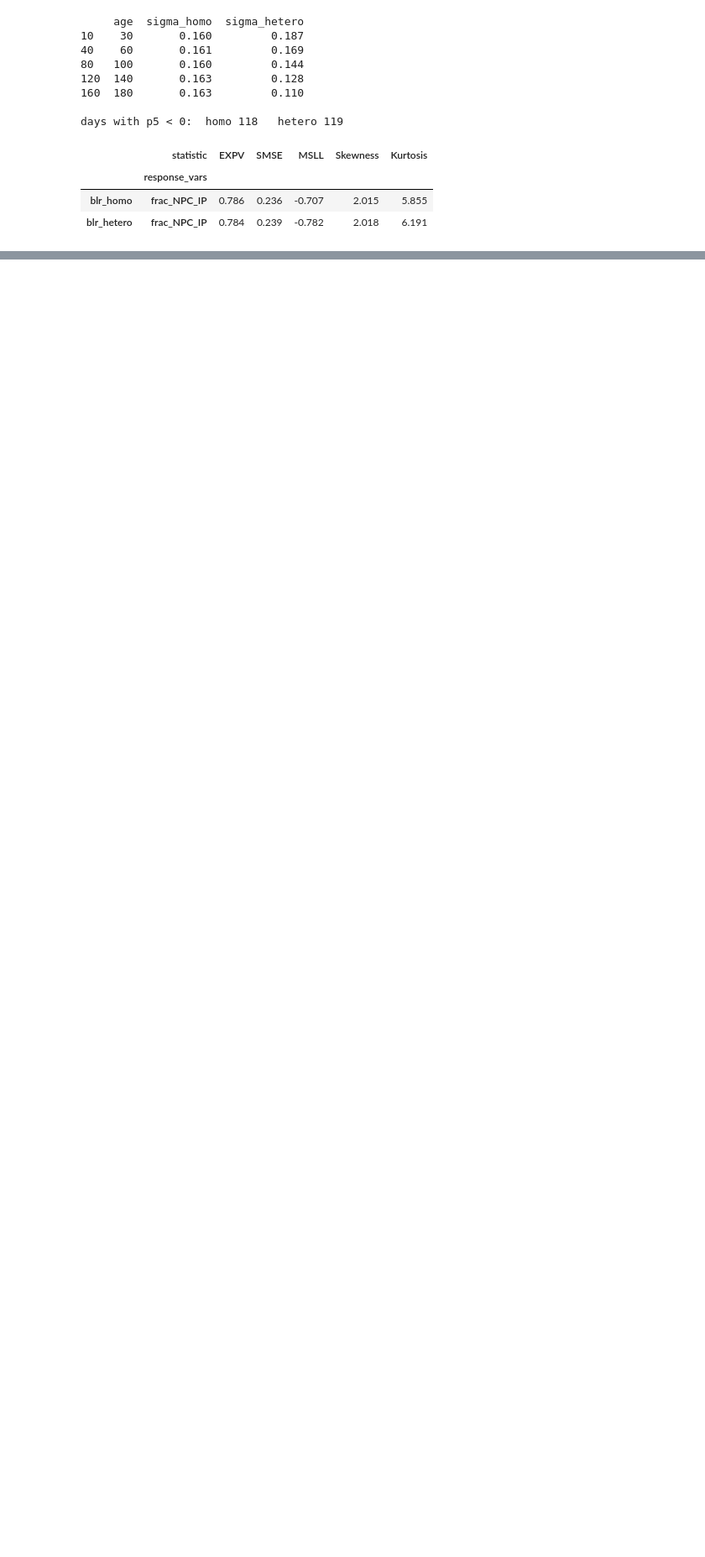
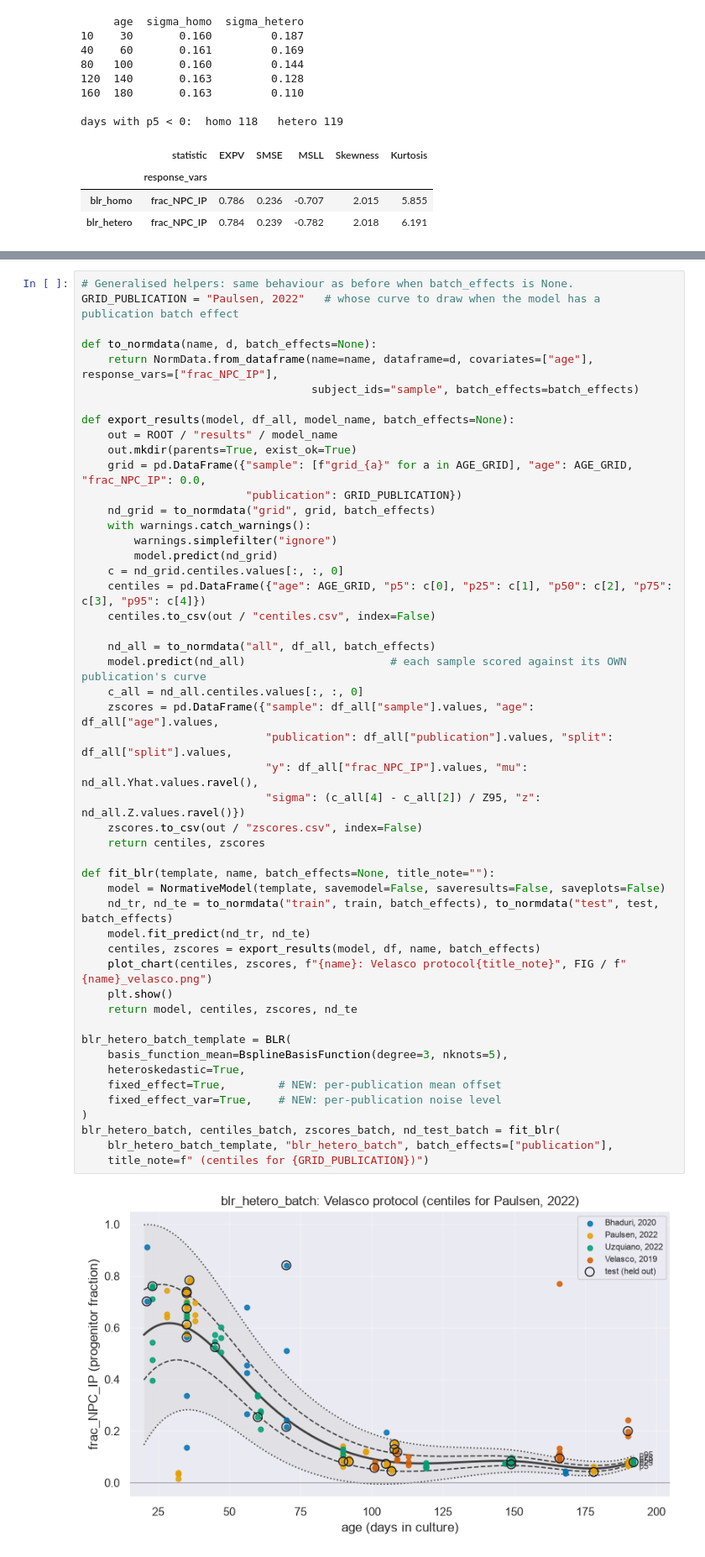
Before and after one commit to Liberty23513/organoid-growth-charts, a Jupyter notebook: notebooks/03_pcntoolkit_blr.ipynb, the cells around one changed output, grey strips where cells are left out. Shown at 84% size. Drawn from its saved outputs; the diff is of its cells as text; blank space fills up the shorter version.

Commit message:
B2 step 7: BLR with publication batch effect (mean offset + per-publication noise)
Co-Authored-By: Claude Fable 5.1 <noreply@anthropic.com>

```diff
--- a/notebooks/03_pcntoolkit_blr.ipynb
+++ b/notebooks/03_pcntoolkit_blr.ipynb
@@ -372,0 +398,51 @@ days with p5 < 0:  homo 118   hetero 119
+# %%
+# Generalised helpers: same behaviour as before when batch_effects is None.
+GRID_PUBLICATION = "Paulsen, 2022"   # whose curve to draw when the model has a publication batch effect
+
+def to_normdata(name, d, batch_effects=None):
+    return NormData.from_dataframe(name=name, dataframe=d, covariates=["age"], response_vars=["frac_NPC_IP"],
+                                   subject_ids="sample", batch_effects=batch_effects)
+
+def export_results(model, df_all, model_name, batch_effects=None):
+    out = ROOT / "results" / model_name
+    out.mkdir(parents=True, exist_ok=True)
+    grid = pd.DataFrame({"sample": [f"grid_{a}" for a in AGE_GRID], "age": AGE_GRID, "frac_NPC_IP": 0.0,
+                         "publication": GRID_PUBLICATION})
+    nd_grid = to_normdata("grid", grid, batch_effects)
+    with warnings.catch_warnings():
+        warnings.simplefilter("ignore")
+        model.predict(nd_grid)
+    c = nd_grid.centiles.values[:, :, 0]
+    centiles = pd.DataFrame({"age": AGE_GRID, "p5": c[0], "p25": c[1], "p50": c[2], "p75": c[3], "p95": c[4]})
+    centiles.to_csv(out / "centiles.csv", index=False)
+
+    nd_all = to_normdata("all", df_all, batch_effects)
+    model.predict(nd_all)                      # each sample scored against its OWN publication's curve
+    c_all = nd_all.centiles.values[:, :, 0]
+    zscores = pd.DataFrame({"sample": df_all["sample"].values, "age": df_all["age"].values,
+                            "publication": df_all["publication"].values, "split": df_all["split"].values,
+                            "y": df_all["frac_NPC_IP"].values, "mu": nd_all.Yhat.values.ravel(),
+                            "sigma": (c_all[4] - c_all[2]) / Z95, "z": nd_all.Z.values.ravel()})
+    zscores.to_csv(out / "zscores.csv", index=False)
+    return centiles, zscores
+
+def fit_blr(template, name, batch_effects=None, title_note=""):
+    model = NormativeModel(template, savemodel=False, saveresults=False, saveplots=False)
+    nd_tr, nd_te = to_normdata("train", train, batch_effects), to_normdata("test", test, batch_effects)
+    model.fit_predict(nd_tr, nd_te)
+    centiles, zscores = export_results(model, df, name, batch_effects)
+    plot_chart(centiles, zscores, f"{name}: Velasco protocol{title_note}", FIG / f"{name}_velasco.png")
+    plt.show()
+    return model, centiles, zscores, nd_te
+
+blr_hetero_batch_template = BLR(
+    basis_function_mean=BsplineBasisFunction(degree=3, nknots=5),
+    heteroskedastic=True,
+    fixed_effect=True,        # NEW: per-publication mean offset
+    fixed_effect_var=True,    # NEW: per-publication noise level
+)
+blr_hetero_batch, centiles_batch, zscores_batch, nd_test_batch = fit_blr(
+    blr_hetero_batch_template, "blr_hetero_batch", batch_effects=["publication"],
+    title_note=f" (centiles for {GRID_PUBLICATION})")
+# %% [output]
+[figure, added]
```
Also changed, not shown: parts of 3 cells of this notebook, 3 other files.
